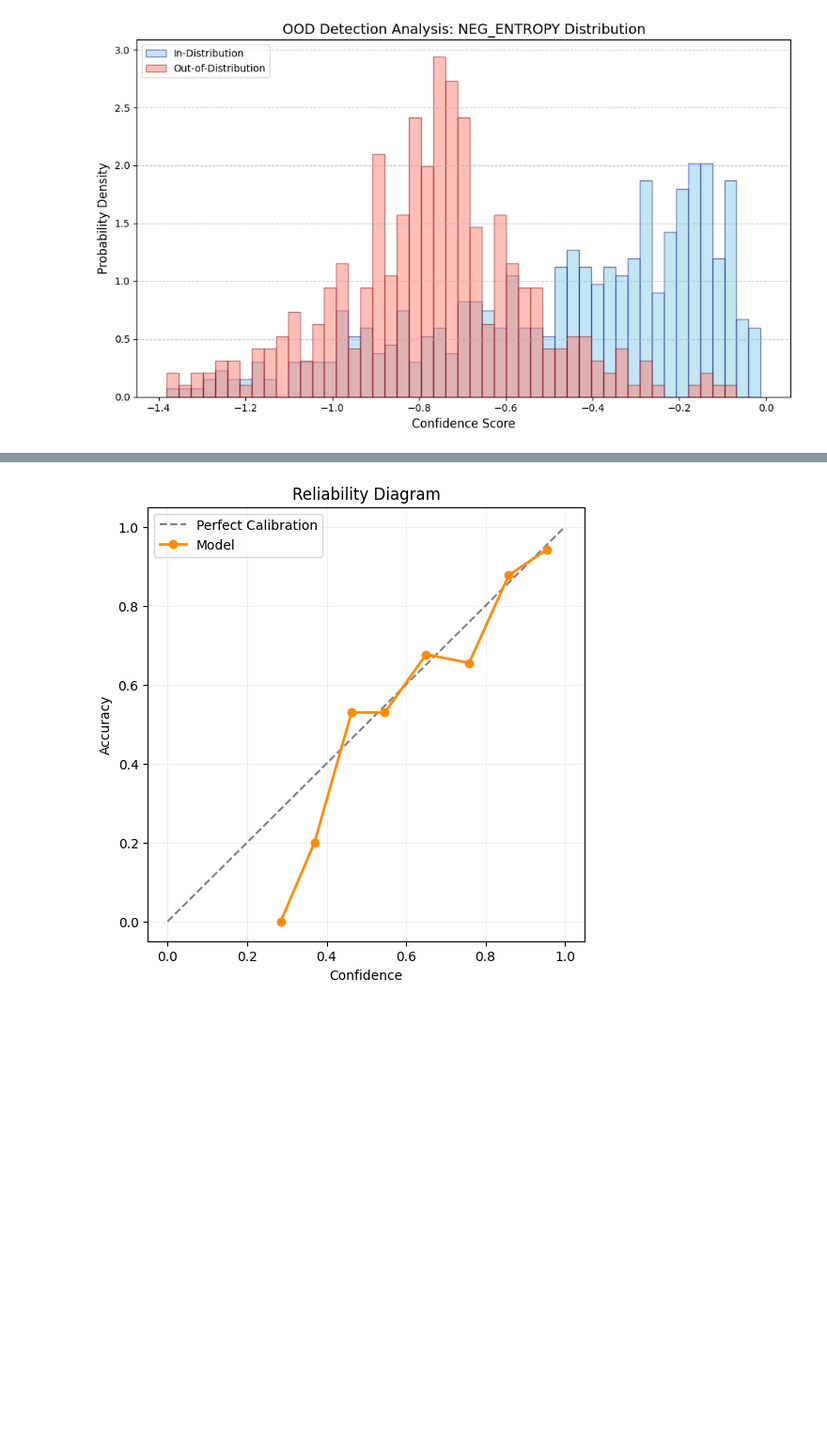
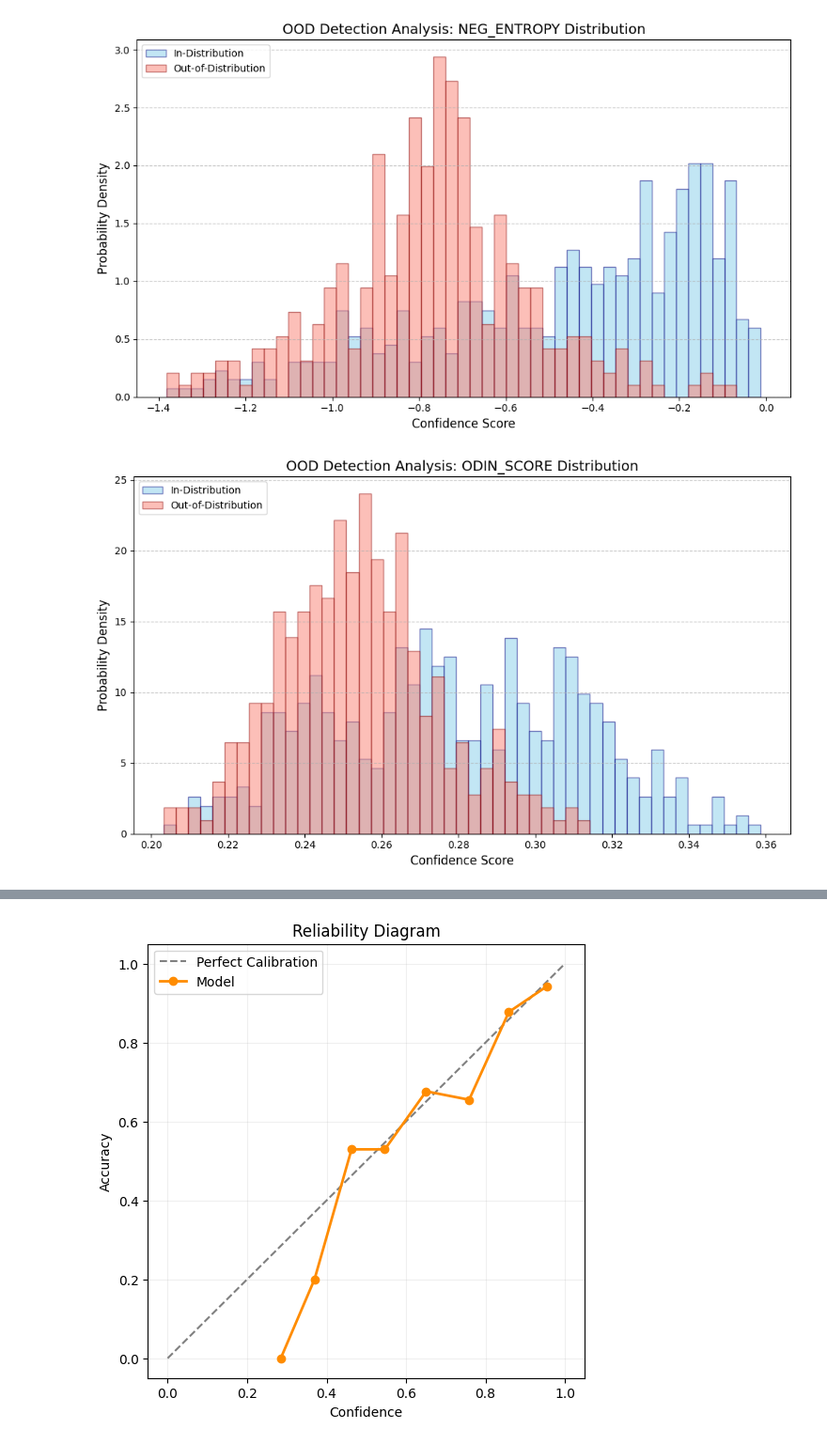
Before and after one commit to czotterbenedek/ood-detection-with-timedrl, a Jupyter notebook: analysis_results.ipynb, the cells around one changed output, grey strips where cells are left out. Shown at 94% size. Drawn from its saved outputs; the diff is of its cells as text; code cells hidden in the pictures; blank space fills up the shorter version.

Commit message:
calculating ODIN and mahalanobis distance for WISDM dataset and evaluating it

```diff
--- a/analysis_results.ipynb
+++ b/analysis_results.ipynb
@@ -16,10 +16,10 @@ from sklearn.decomposition import PCA
 # %%
 data_name = "WISDM"
 
-id_results = np.load(f"./analysis_results/{data_name}_n3_h2_id.npz")
+id_results = np.load(f"./analysis_results/{data_name}_n3_h2_id_v2_1.npz")
 id_results = {key: id_results[key] for key in id_results.files}
 
-ood_results = np.load(f"./analysis_results/{data_name}_n3_h2_ood.npz")
+ood_results = np.load(f"./analysis_results/{data_name}_n3_h2_ood_v2_1.npz")
 ood_results = {key: ood_results[key] for key in ood_results.files}
 
 
@@ -433,3 +433,7 @@ plot_score_distributions(id_results, ood_results, score_type='max_logit')
 plot_score_distributions(id_results, ood_results, score_type='neg_entropy')
 # %% [output]
 [figure]
+# %%
+plot_score_distributions(id_results, ood_results, score_type='odin_score')
+# %% [output]
+[figure, added]
```
Also changed, not shown: parts of 2 cells of this notebook, 8 other files.
